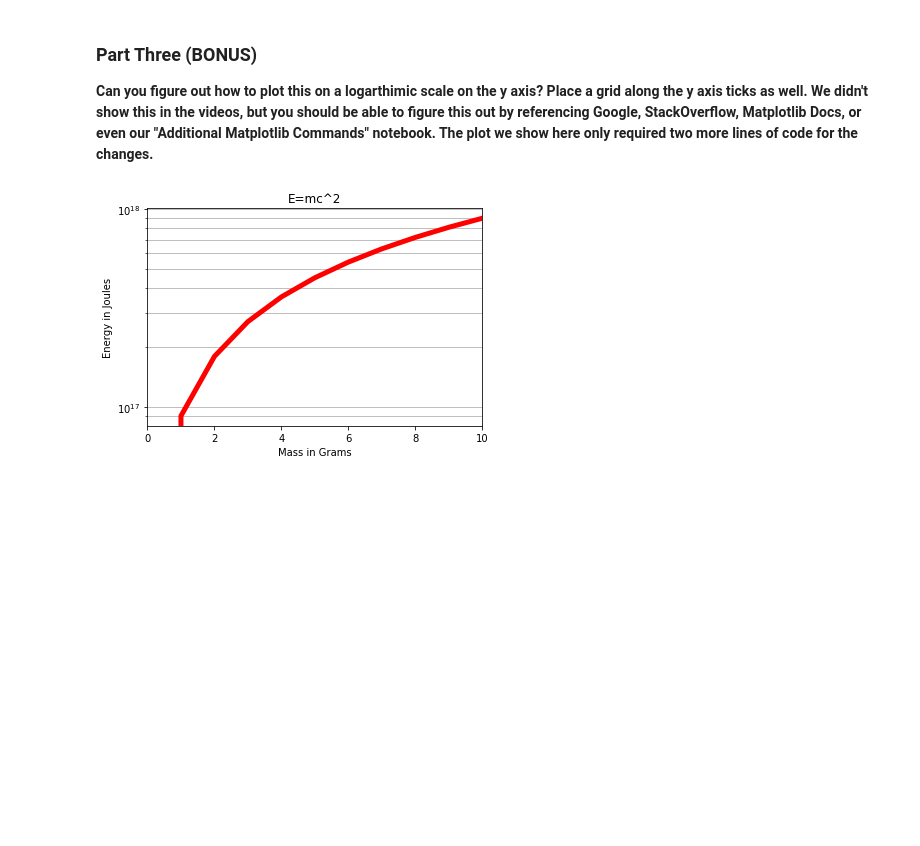
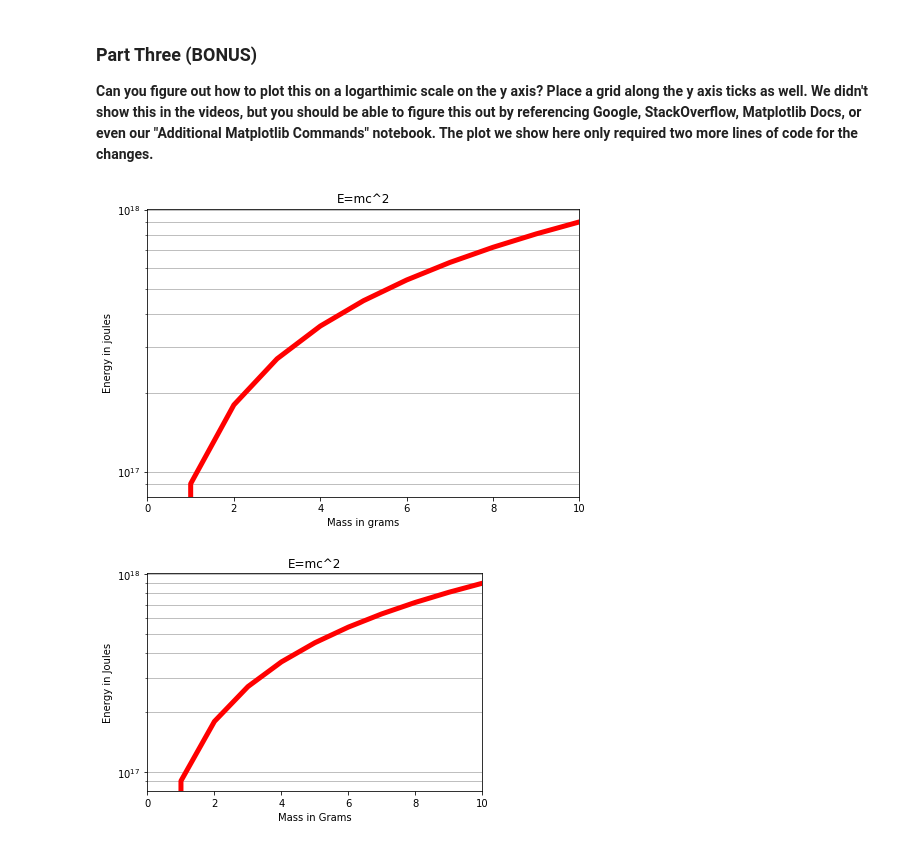
Before and after one commit to alpha-nero1/2021-Python-for-Machine-Learning-Data-Science-Masterclass, a Jupyter notebook: 04-Matplotlib/04-Matplotlib Exercises .ipynb, the cells around one changed output. Drawn from its saved outputs; the diff is of its cells as text; code cells hidden in the pictures; blank space fills up the shorter version.

```diff
--- a/04-Matplotlib/04-Matplotlib Exercises .ipynb
+++ b/04-Matplotlib/04-Matplotlib Exercises .ipynb
@@ -68,3 +90,10 @@ Now that we have the arrays E and m, we can plot this to see the relationship be
+# %%
+# CODE HERE
+axes.set_yscale('log') # Set scale to logarithmic
+axes.grid(True, which='both', axis='y')
+fig
+# %% [output]
+[figure, added]
 # %%
 # DONT RUN THE CELL BELOW! THAT WILL ERASE THE PLOT!
 # %%
```
Also changed, not shown: parts of 15 cells of this notebook, 5 other files.
